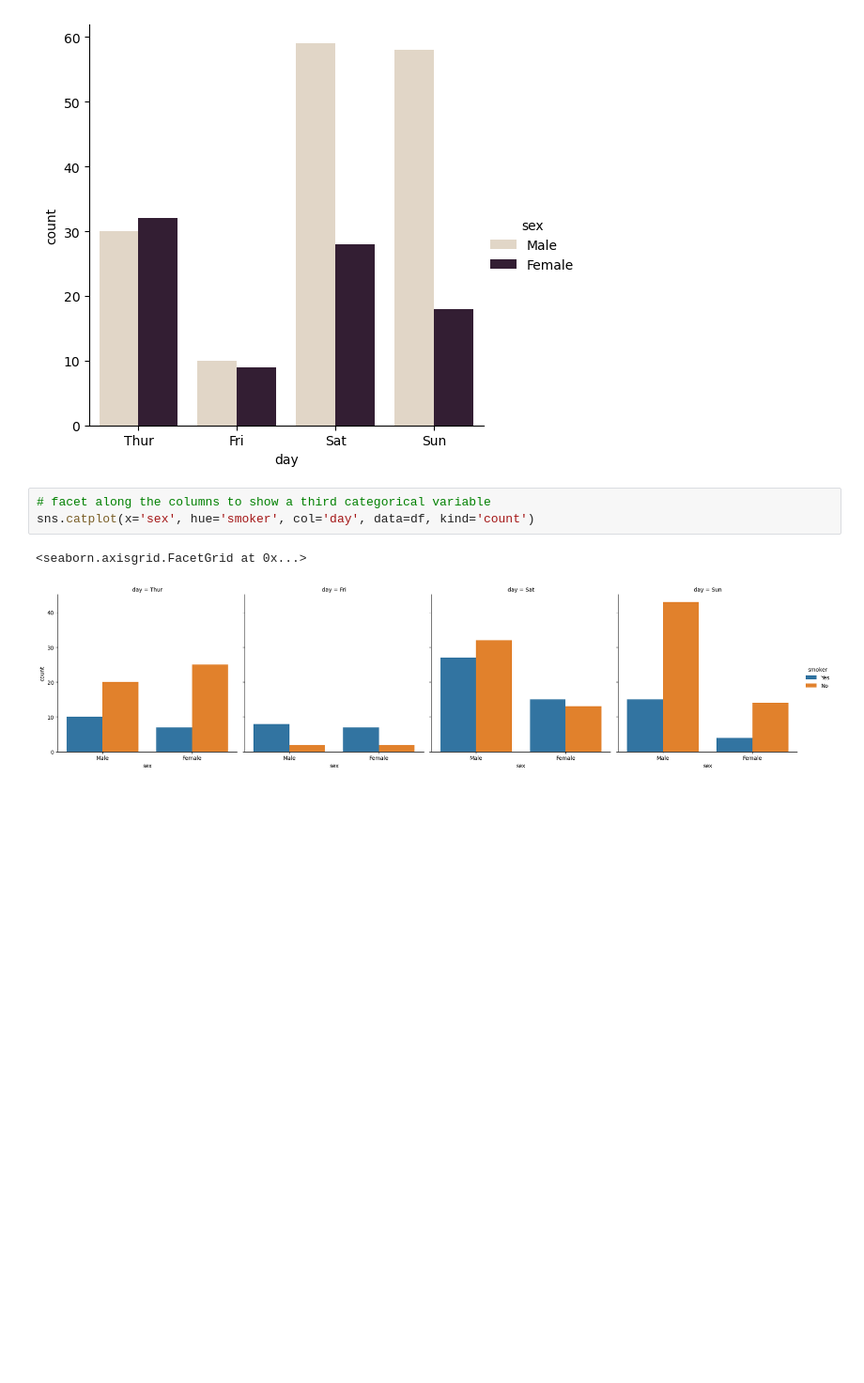
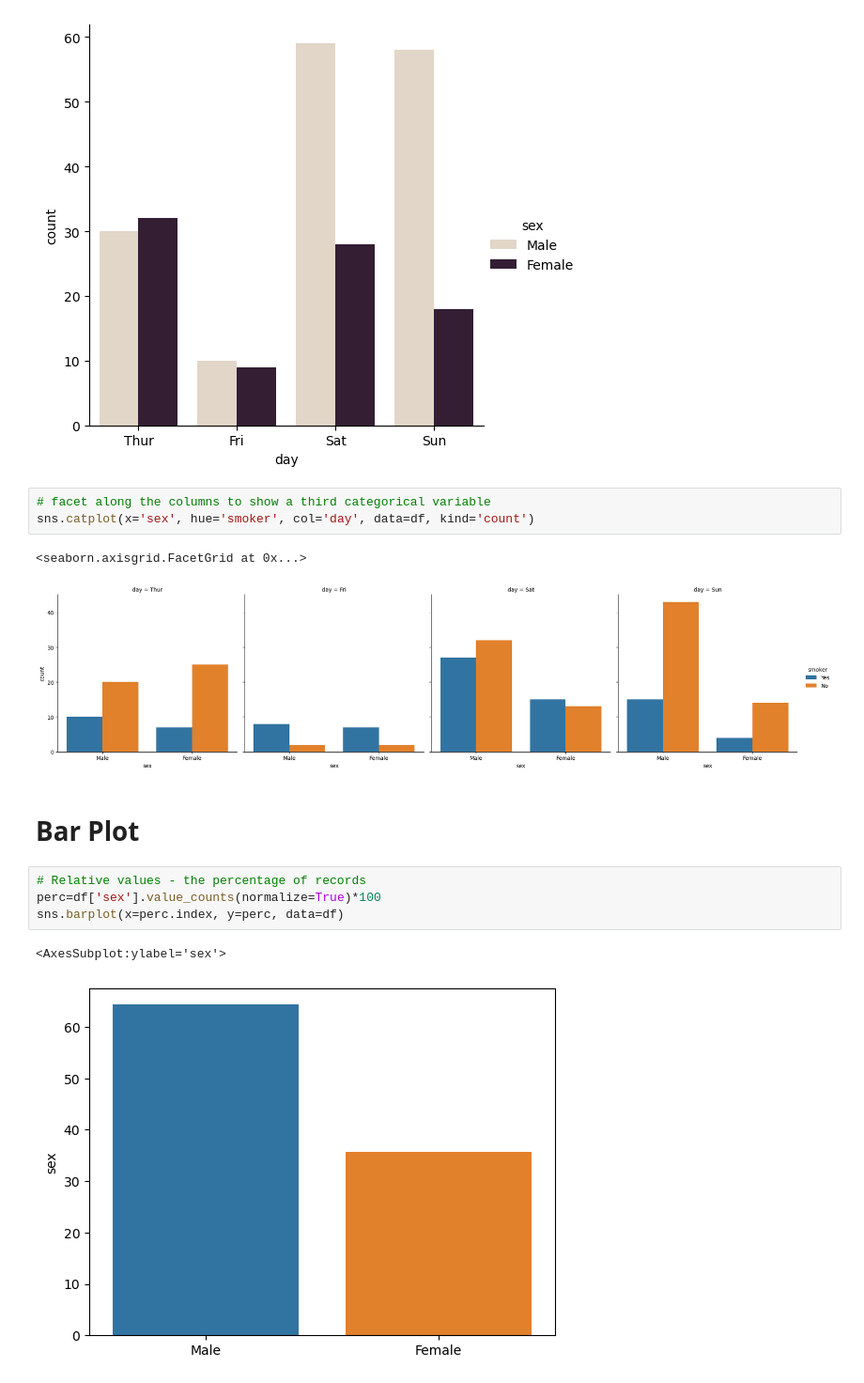
Before and after one commit to madhanl6/Seaborn_viz, a Jupyter notebook: Seaborn viz.ipynb, the cells around one changed output. Shown: that part at 94% size. Saved outputs shown, nothing was run; the diff lists cells and outputs as text; blank space fills up the shorter version.

```diff
--- a/Seaborn viz.ipynb
+++ b/Seaborn viz.ipynb
@@ -52,3 +52,12 @@ sns.catplot(x='sex', hue='smoker', col='day', data=df, kind='count')
 # %% [output]
 <seaborn.axisgrid.FacetGrid at 0x...>
 [figure]
+# %% [markdown]
+# Bar Plot
+# %%
+# Relative values - the percentage of records
+perc=df['sex'].value_counts(normalize=True)*100
+sns.barplot(x=perc.index, y=perc, data=df)
+# %% [output]
+<AxesSubplot:ylabel='sex'>
+[figure, added]
```
Also changed, not shown: parts of 9 cells of this notebook.
